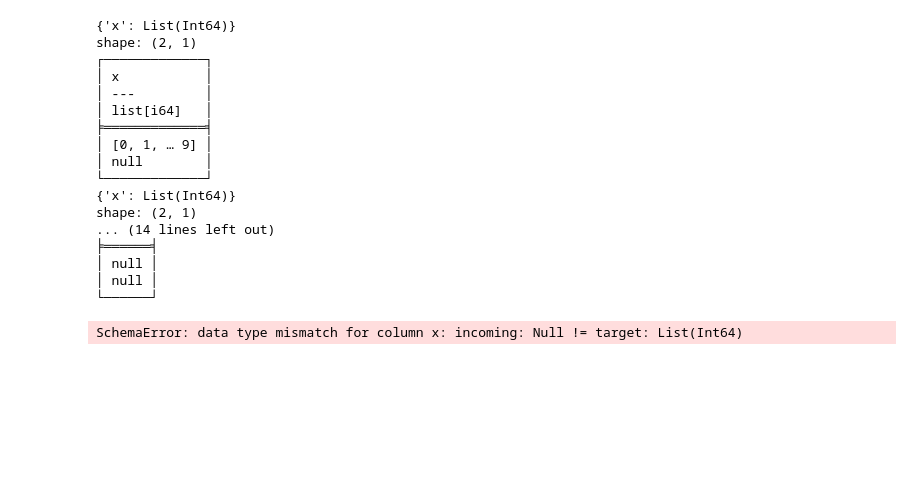
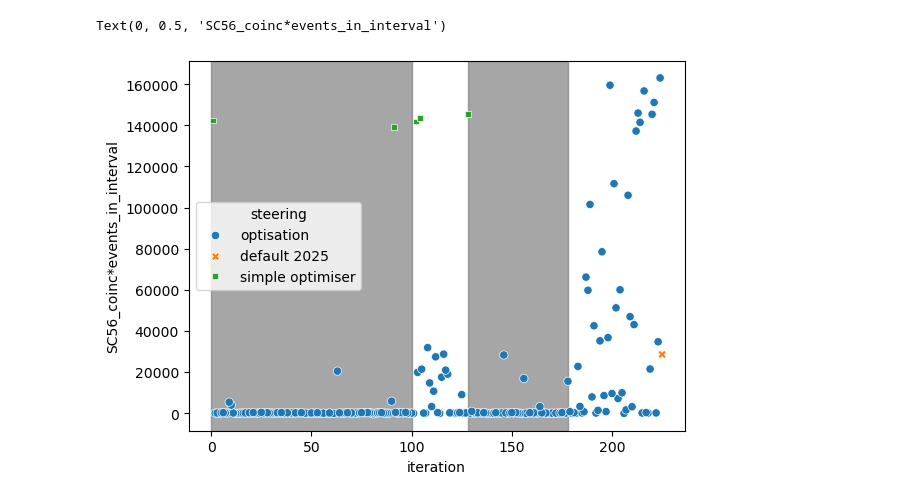
Before and after one commit to jzielins97/AEgIS-analysis, a Jupyter notebook: ELENA_beam_steering/check_optimiser_history.ipynb, the cells around one changed output. Drawn from its saved outputs; the diff is of its cells as text; code cells hidden in the pictures; blank space fills up the shorter version.

Commit message:
Update optimiser analysis

```diff
--- a/ELENA_beam_steering/check_optimiser_history.ipynb
+++ b/ELENA_beam_steering/check_optimiser_history.ipynb
@@ -4,11 +4,17 @@ import numpy as np
 import seaborn as sns
 import matplotlib.pyplot as plt
 # %%
+default_setting_runs = [225]
+simple_optimiser_runs = [1,91,102,104,128]
+
 # load data
 optimiser_history = (
     pl.read_csv("data/training-history.csv")
     .with_columns(iteration = pl.col("Target").cum_count())
-    .rename({"Target":"SC12_coinc*events_after_hot_dump"})
+    .with_columns(pl.when(pl.col("iteration").is_in(simple_optimiser_runs)).then(pl.lit("simple optimiser"))
+                  .when(pl.col("iteration").is_in(default_setting_runs)).then(pl.lit("default 2025"))
+                  .otherwise(pl.lit("optisation")).alias("steering"))
+    .sort("Target")
 )
 print(optimiser_history)
 # %% [output]
@@ -73,32 +63,11 @@ fig.colorbar(sm,ax[1],label="SC12_coinc*events_after_hot_dump")
-# %%
-x1 = [i for i in range(10)]
-x2 = [i for i in range(5)]
-x3 = None
-
-for idx,ix in enumerate([x1,x2,x3]):
-    df = pl.DataFrame({'x':[ix,None]})
-    df.write_parquet(f"C:/ALPACA/analysis/ELENA_beam_steering/data/tmp/x{idx}.parquet")
-    print(pl.read_parquet_schema(f"C:/ALPACA/analysis/ELENA_beam_steering/data/tmp/x{idx}.parquet"))
-    print(df)
-
-df = pl.concat(pl.read_parquet("C:/ALPACA/analysis/ELENA_beam_steering/data/tmp/x*.parquet"))
-print(df)
-# %% [output]
-{'x': List(Int64)}
-shape: (2, 1)
-┌─────────────┐
-│ x           │
-│ ---         │
-│ list[i64]   │
-╞═════════════╡
-│ [0, 1, … 9] │
-│ null        │
-└─────────────┘
-{'x': List(Int64)}
-shape: (2, 1)
-... (14 lines left out)
-╞══════╡
-│ null │
-│ null │
-└──────┘
-SchemaError: data type mismatch for column x: incoming: Null != target: List(Int64)
+# %%
+fig,ax = plt.subplots()
+
+ax.axvspan(0,100,color='gray',alpha=0.7)
+ax.axvspan(128,178,color='gray',alpha=0.7)
+sns.scatterplot(optimiser_history,x="iteration",y="Target",hue='steering',style="steering",ax=ax)
+ax.set_ylabel("SC56_coinc*events_in_interval")
+# fig.colorbar(sm,ax[1],label="SC56_coinc*events_in_interval")
+# %% [output]
+Text(0, 0.5, 'SC56_coinc*events_in_interval')
+[figure, new version]
```
Also changed, not shown: parts of 9 cells of this notebook, 5 other files.
